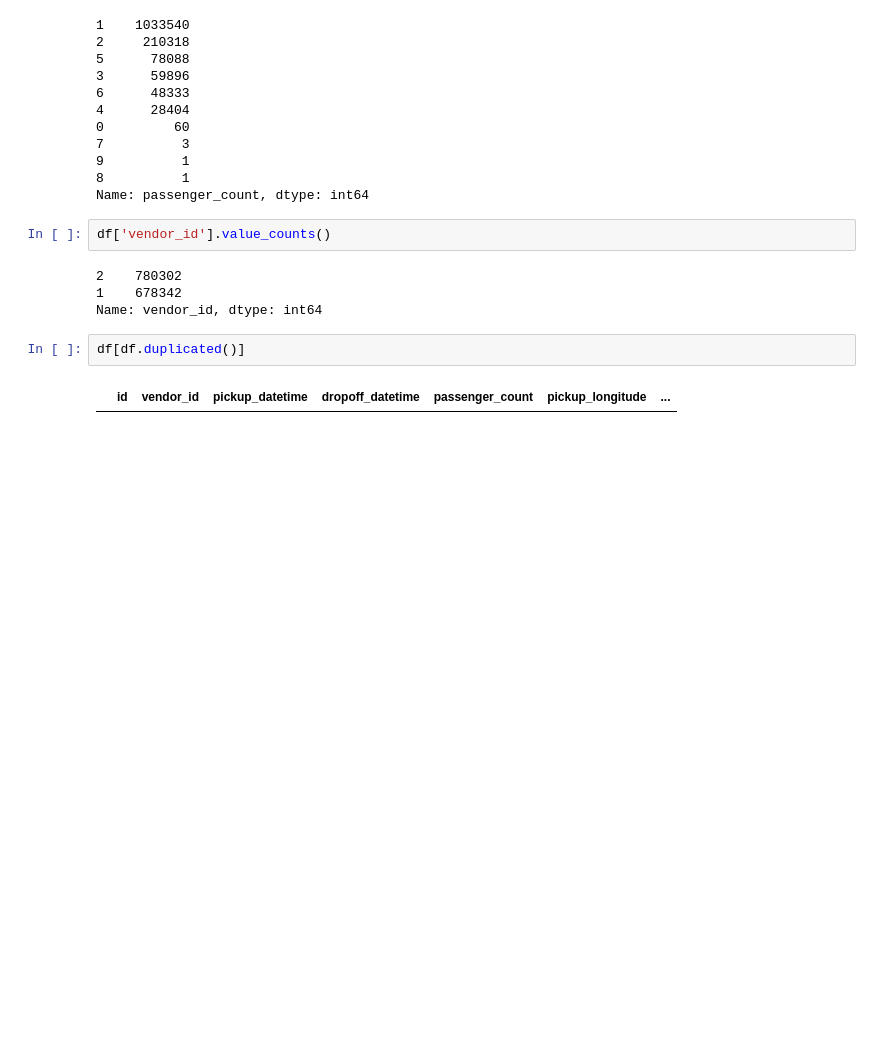
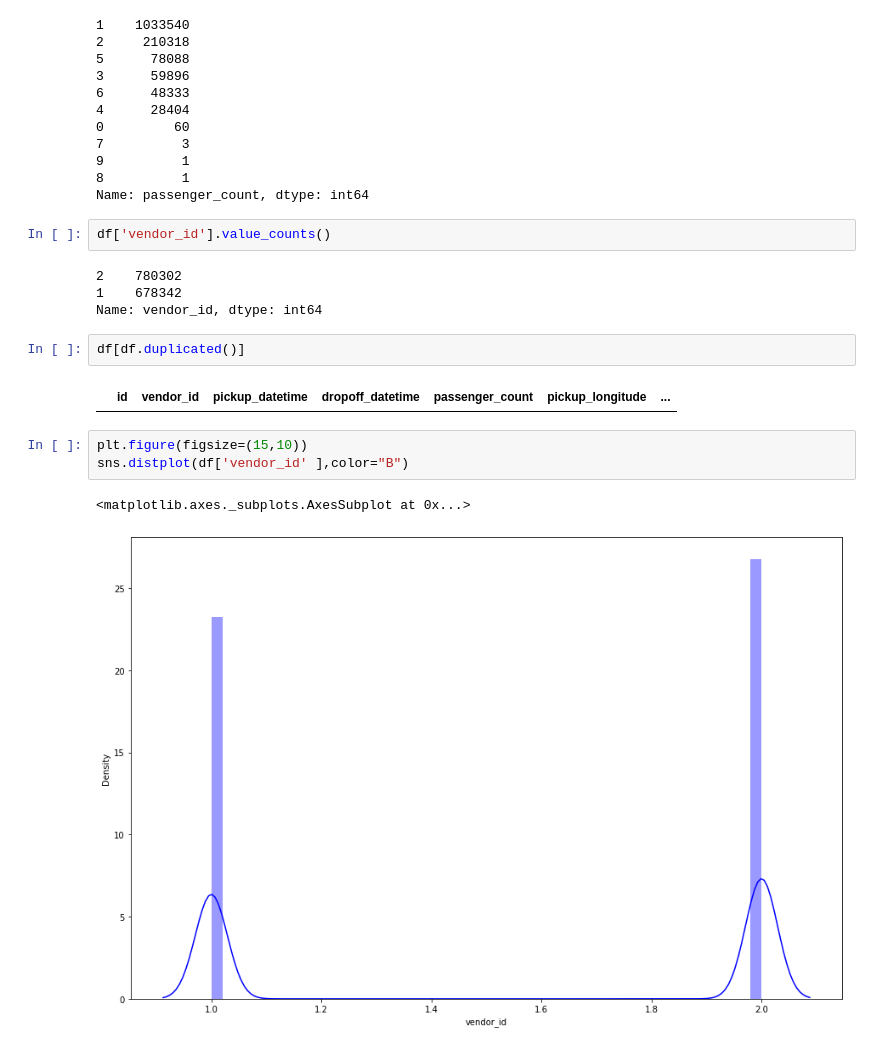
Before and after one commit to Ishakasar/Taxi-Trip-Prediction, a Jupyter notebook: Isha_Kasar_Team_3_Capstone_Project_2.ipynb, the cells around one changed output. Saved outputs shown, nothing was run; the diff lists cells and outputs as text; blank space fills up the shorter version.

```diff
--- a/Isha_Kasar_Team_3_Capstone_Project_2.ipynb
+++ b/Isha_Kasar_Team_3_Capstone_Project_2.ipynb
@@ -117,3 +120,9 @@ Name: vendor_id, dtype: int64
 df[df.duplicated()]
 # %% [output]
 |  | id | vendor_id | pickup_datetime | dropoff_datetime | passenger_count | pickup_longitude | ... |
+# %%
+plt.figure(figsize=(15,10))
+sns.distplot(df['vendor_id'	],color="B")
+# %% [output]
+<matplotlib.axes._subplots.AxesSubplot at 0x...>
+[figure, added]
```
Also changed, not shown: parts of 22 cells of this notebook.
